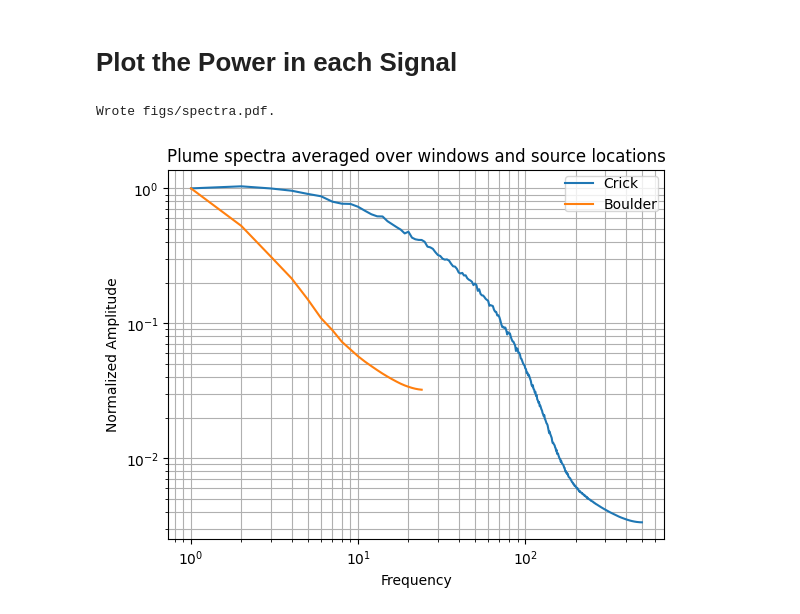
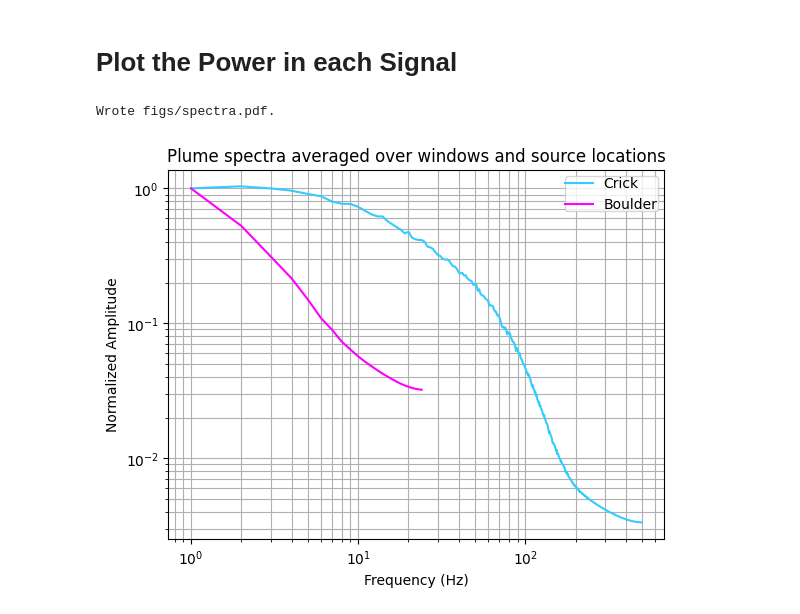
Before and after one commit to stootoon/fisher-plumes, a Jupyter notebook: make_figs.ipynb, the cells around one changed output. Cells and saved outputs as stored; diff of their text form; code cells hidden in the pictures.

```diff
--- a/make_figs.ipynb
+++ b/make_figs.ipynb
@@ -313,8 +313,9 @@ freq_max={"bw":20, "cr":100}
 colscale = {"bw":10, "cr":40}
 d_vals = {"bw":[1,5,50], "cr":[0.1,10,70]}
 d_lim = {"bw":[100, 200000], "cr":[100, 100000]}
+bf_ytick = {"bw":arange(0,13,4), "cr":None}
 for k, F in sorted(data.items()):
-    if k == "cr": continue
+    # if k == "cr": continue
     figure(figsize=(6,7))
     I, Im = fpf.plot_fisher_information(F,
                                       d_lim=d_lim[k],
@@ -343,24 +348,24 @@ Wrote figs/fisher_info_bw.pdf.
 # %%
 from numpy import fft
 from scipy.signal import stft
 
 for k, F in data.items():
     f = []
     for _, s in F.sims.items():
         fr, ti, S = stft(s.data[:,0], fs = F.fs, window='boxcar',
                          nperseg=F.fs, noverlap=F.fs//2, boundary=None, padded=False)
         f.append(np.abs(S))
 
     f = np.array(f)
     a = np.mean(f,axis=-1).mean(axis=0)
-    loglog(fr[fr<F.fs/2][1:],a[fr<F.fs/2][1:]/a[1], label="Crick" if k=="cr" else "Boulder")
+    loglog(fr[fr<F.fs/2][1:],a[fr<F.fs/2][1:]/a[1], label="Crick" if k=="cr" else "Boulder", color={"bw":cm.cool_r(0.0), "cr":cm.cool_r(0.8)}[k])
 legend(borderpad=0)
-xlabel("Frequency")
+xlabel("Frequency (Hz)")
 ylabel("Normalized Amplitude")
 title("Plume spectra averaged over windows and source locations")
 grid(True, which='both')
 file_name = f"figs/spectra.pdf"
 PLOT and (savefig(file_name, bbox_inches='tight'), print(f"Wrote {file_name}."));
 # %% [output]
 Wrote figs/spectra.pdf.
-[figure, old version]
+[figure, new version]
```
Also changed, not shown: parts of 1 cell of this notebook, 15 other files.
